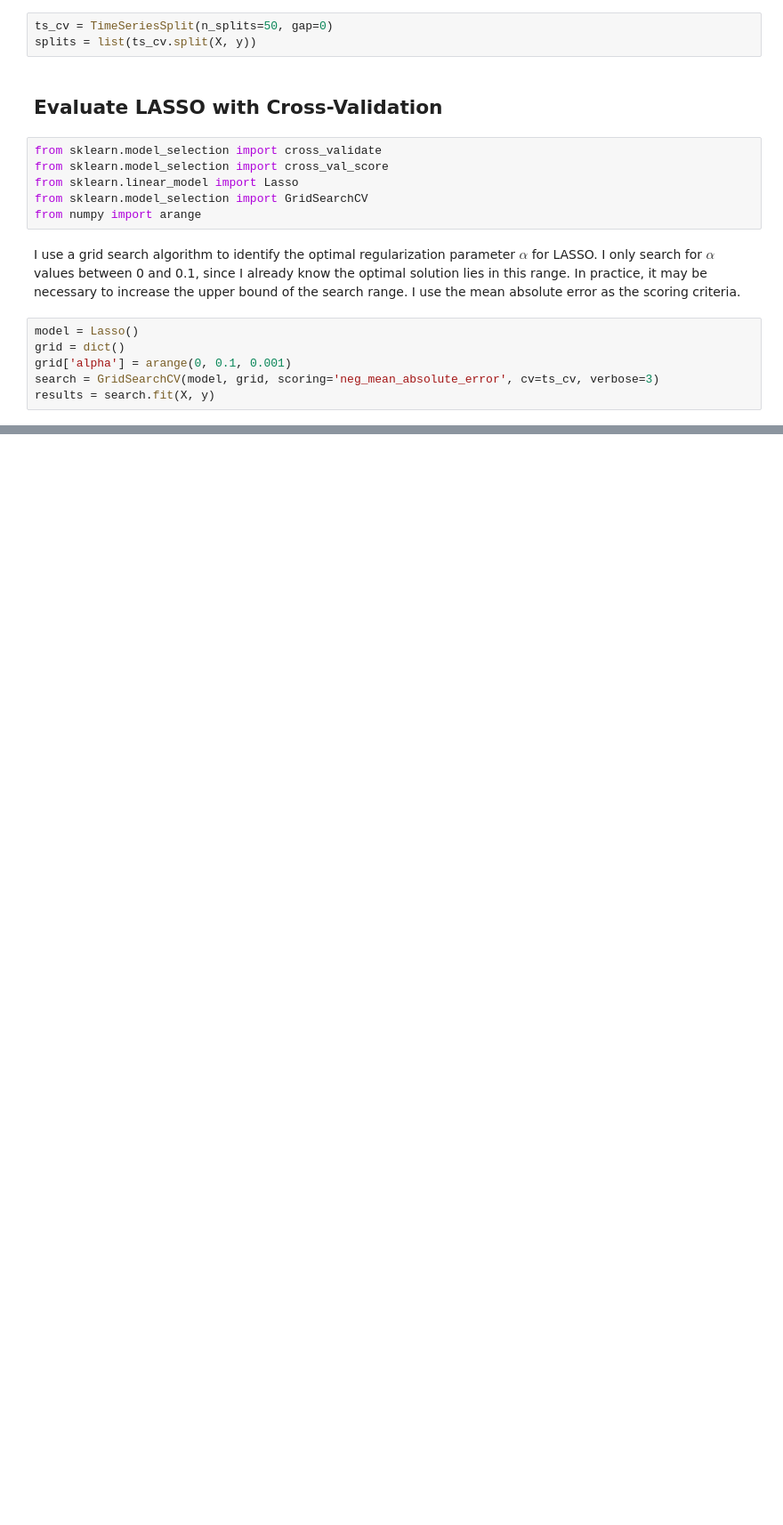
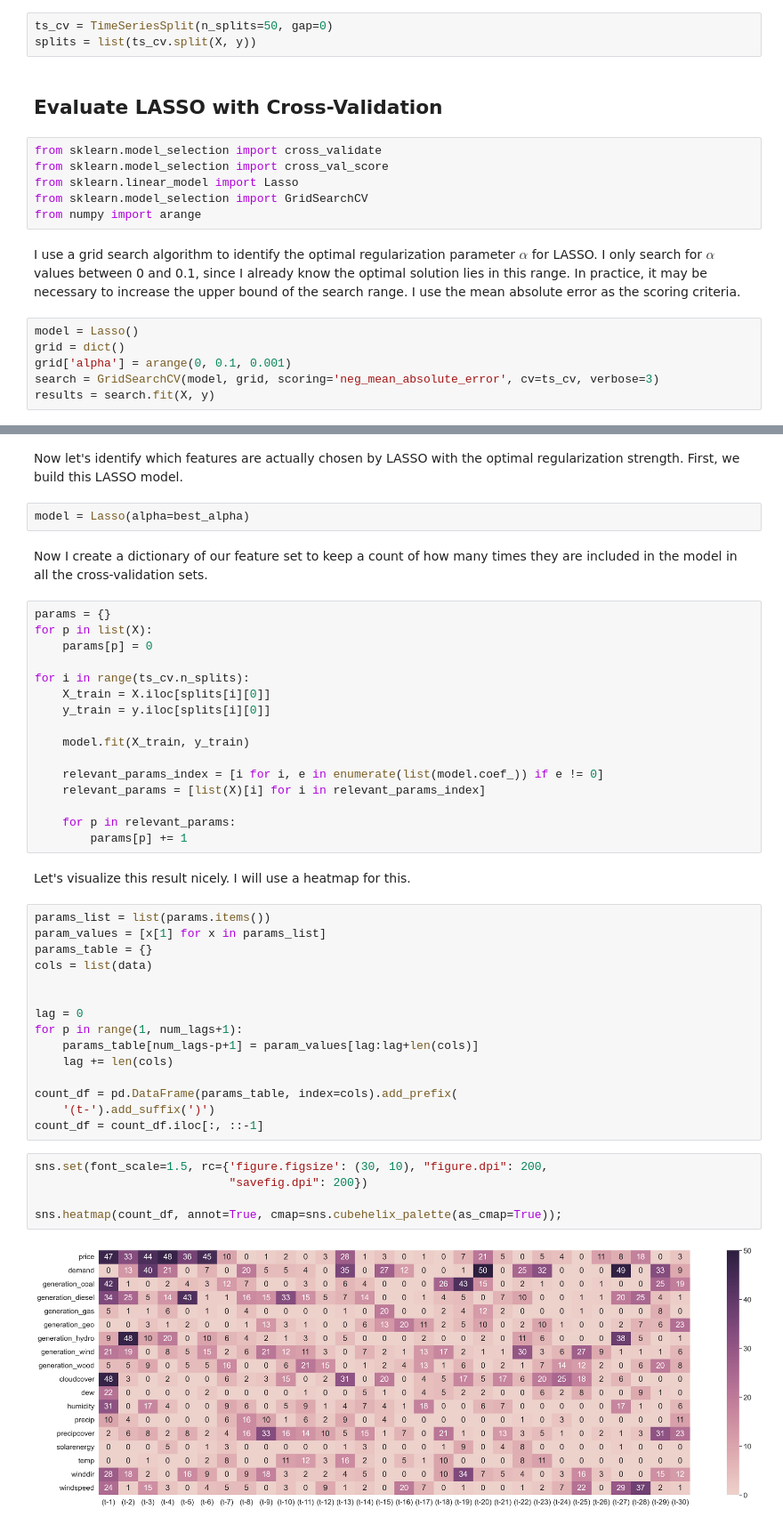
Before and after one commit to gauravkapoor27/LASSO-Feature-Selection, a Jupyter notebook: main.ipynb, the cells around one changed output, grey strips where cells are left out. Shown at 89% size. Drawn from its saved outputs; the diff is of its cells as text; blank space fills up the shorter version.

```diff
--- a/main.ipynb
+++ b/main.ipynb
@@ -243,0 +235,46 @@ plt.plot(grid['alpha'].tolist(), -np.array(results.cv_results_['mean_test_score'
+# %% [markdown]
+Now let's identify which features are actually chosen by LASSO with the optimal regularization strength. First, we build this LASSO model.
+# %%
+model = Lasso(alpha=best_alpha)
+# %% [markdown]
+Now I create a dictionary of our feature set to keep a count of how many times they are included in the model in all the cross-validation sets.
+# %%
+params = {}
+for p in list(X):
+    params[p] = 0
+
+for i in range(ts_cv.n_splits):
+    X_train = X.iloc[splits[i][0]]
+    y_train = y.iloc[splits[i][0]]
+
+    model.fit(X_train, y_train)
+
+    relevant_params_index = [i for i, e in enumerate(list(model.coef_)) if e != 0]
+    relevant_params = [list(X)[i] for i in relevant_params_index]
+
+    for p in relevant_params:
+        params[p] += 1
+# %% [markdown]
+Let's visualize this result nicely. I will use a heatmap for this.
+# %%
+params_list = list(params.items())
+param_values = [x[1] for x in params_list]
+params_table = {}
+cols = list(data)
+
+
+lag = 0
+for p in range(1, num_lags+1):
+    params_table[num_lags-p+1] = param_values[lag:lag+len(cols)]
+    lag += len(cols)
+
+count_df = pd.DataFrame(params_table, index=cols).add_prefix(
+    '(t-').add_suffix(')')
+count_df = count_df.iloc[:, ::-1]
+# %%
+sns.set(font_scale=1.5, rc={'figure.figsize': (30, 10), "figure.dpi": 200,
+                            "savefig.dpi": 200})
+
+sns.heatmap(count_df, annot=True, cmap=sns.cubehelix_palette(as_cmap=True));
+# %% [output]
+[figure, added]
```
Also changed, not shown: parts of 19 cells of this notebook, 1 other file.
